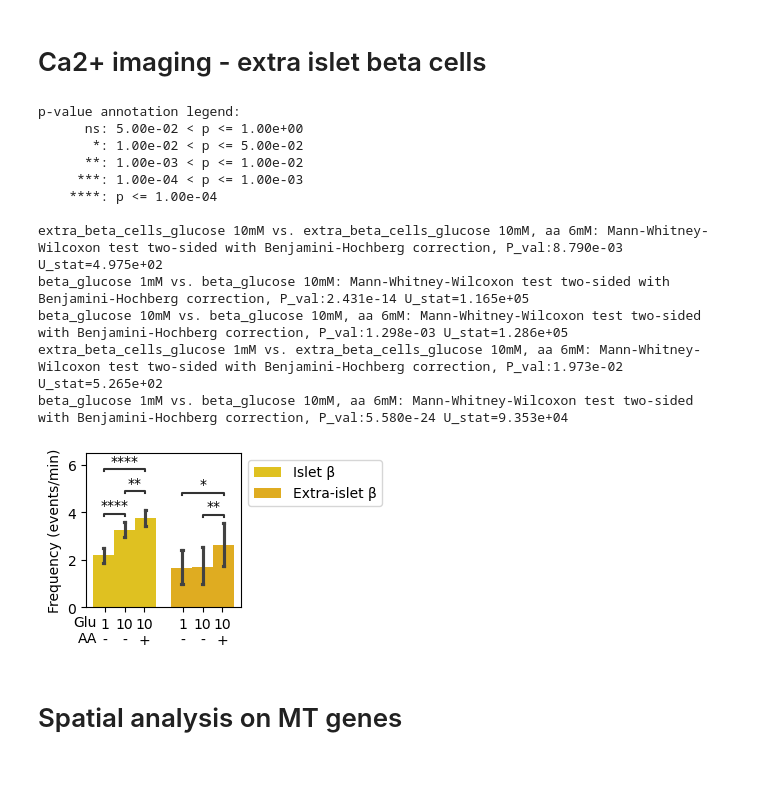
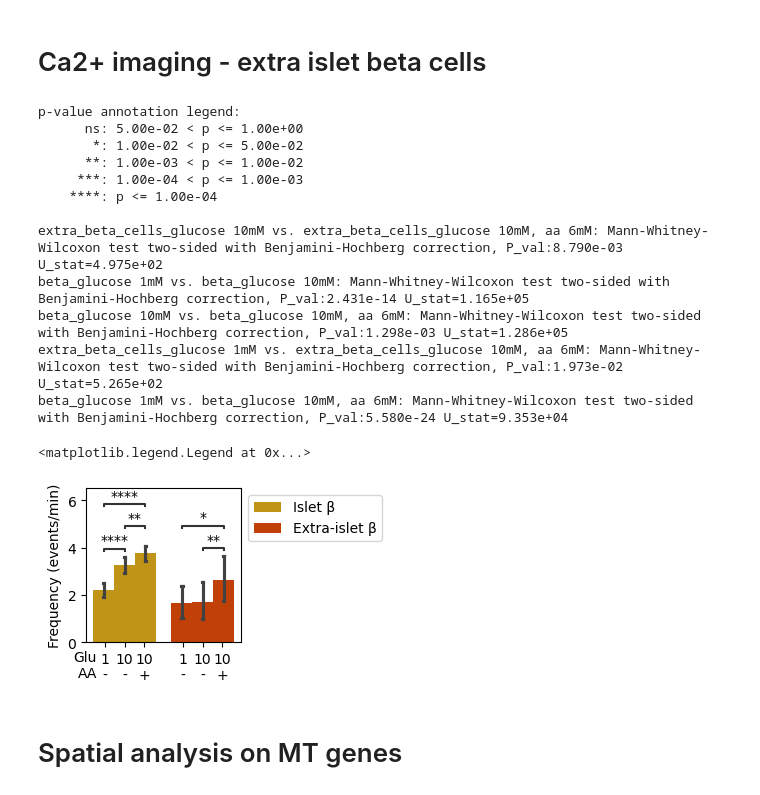
Before and after one commit to echosun77/Spatial-and-functional-profiling-of-the-human-pancreas, a Jupyter notebook: notebooks_for_manuscript_figures/Figure6.ipynb, the cells around one changed output. Saved outputs shown, nothing was run; the diff lists cells and outputs as text; code cells hidden in the pictures.

```diff
--- a/notebooks_for_manuscript_figures/Figure6.ipynb
+++ b/notebooks_for_manuscript_figures/Figure6.ipynb
@@ -815,8 +815,8 @@ sns.barplot(
     )
 
 celltype_colors = {
-    'beta': '#DFC121',
-    'extra_beta_cells': '#DFAC21'
+    'beta': '#C09417',
+    'extra_beta_cells': '#C04007'
 }
 
 # get x tick positions and labels
@@ -883,34 +883,35 @@ ax.text(-0.35, -1.48, 'Glu\nAA', ha='right')
 legend_elements = [
     Patch(facecolor=color, edgecolor='none', label=label)
     for label, color in
     zip(['Islet β', 'Extra-islet β'], celltype_colors.values())
 ]
 ax.legend(handles=legend_elements, title=None, bbox_to_anchor=(1, 1))
 
 fig.savefig(
     os.path.join(fig_folder, 'extra_islet_beta_fequency_per_ROI.png'),
     dpi=300, bbox_inches='tight'
     )
 fig.savefig(
     os.path.join(fig_folder, 'extra_islet_beta_fequency_per_ROI.pdf'),
     dpi=300, bbox_inches='tight'
     )
 
 plt.show()
 # %% [output]
 p-value annotation legend:
       ns: 5.00e-02 < p <= 1.00e+00
        *: 1.00e-02 < p <= 5.00e-02
       **: 1.00e-03 < p <= 1.00e-02
      ***: 1.00e-04 < p <= 1.00e-03
     ****: p <= 1.00e-04
 
 extra_beta_cells_glucose 10mM vs. extra_beta_cells_glucose 10mM, aa 6mM: Mann-Whitney-Wilcoxon test two-sided with Benjamini-Hochberg correction, P_val:8.790e-03 U_stat=4.975e+02
 beta_glucose 1mM vs. beta_glucose 10mM: Mann-Whitney-Wilcoxon test two-sided with Benjamini-Hochberg correction, P_val:2.431e-14 U_stat=1.165e+05
 beta_glucose 10mM vs. beta_glucose 10mM, aa 6mM: Mann-Whitney-Wilcoxon test two-sided with Benjamini-Hochberg correction, P_val:1.298e-03 U_stat=1.286e+05
 extra_beta_cells_glucose 1mM vs. extra_beta_cells_glucose 10mM, aa 6mM: Mann-Whitney-Wilcoxon test two-sided with Benjamini-Hochberg correction, P_val:1.973e-02 U_stat=5.265e+02
 beta_glucose 1mM vs. beta_glucose 10mM, aa 6mM: Mann-Whitney-Wilcoxon test two-sided with Benjamini-Hochberg correction, P_val:5.580e-24 U_stat=9.353e+04
+<matplotlib.legend.Legend at 0x...>
-[figure, old version]
+[figure, new version]
 # %% [markdown]
 # Spatial analysis on MT genes
 # %%
```
Also changed, not shown: parts of 3 cells of this notebook, 3 other files.
